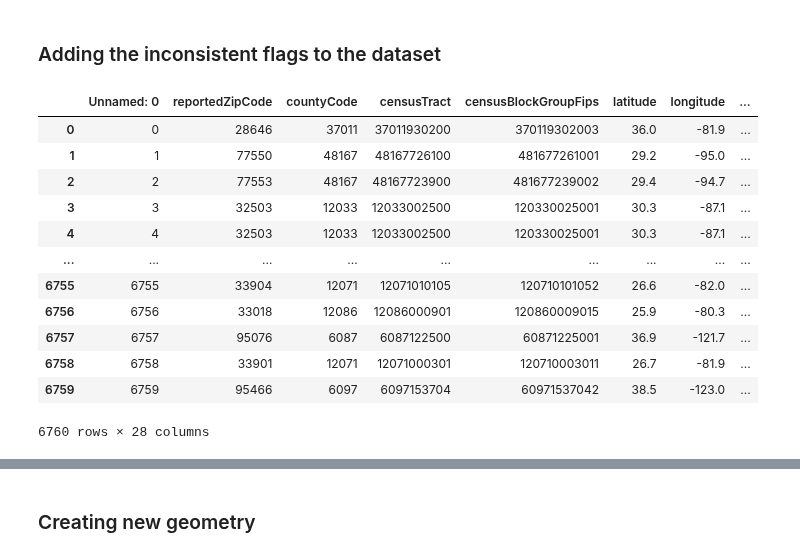
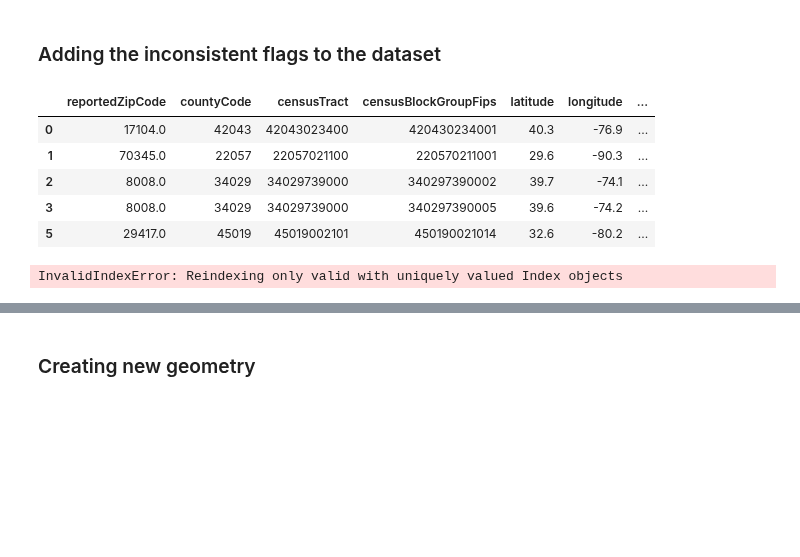
Before and after one commit to LayanKaushik/FloodClaimGeospatialImprovements, a Jupyter notebook: Code/New_geographic_unit_creation.ipynb, the cells around one changed output, grey strips where cells are left out. Cells and saved outputs as stored; diff of their text form; code cells hidden in the pictures; blank space fills up the shorter version.

```diff
--- a/Code/New_geographic_unit_creation.ipynb
+++ b/Code/New_geographic_unit_creation.ipynb
@@ -196,57 +202,68 @@ df_3_inconsistent = pd.read_parquet('C:/Users/Asus/Box/Flood Damage PredictionPr
 df_4_inconsistent = pd.read_parquet('C:/Users/Asus/Box/Flood Damage PredictionProject/Dataset/InconsistencyDataframes/inconsistency_dataframe_4.parquet.gzip')
 df_5_inconsistent = pd.read_parquet('C:/Users/Asus/Box/Flood Damage PredictionProject/Dataset/InconsistencyDataframes/inconsistency_dataframe_5.parquet.gzip')
 df_6_inconsistent = pd.read_parquet('C:/Users/Asus/Box/Flood Damage PredictionProject/Dataset/InconsistencyDataframes/inconsistency_dataframe_6.parquet.gzip')
+# %%
+df_1_inconsistent = df_1_inconsistent.drop_duplicates()
+df_2_inconsistent = df_2_inconsistent.drop_duplicates()
+df_3_inconsistent = df_3_inconsistent.drop_duplicates()
+df_4_inconsistent = df_4_inconsistent.drop_duplicates()
+df_5_inconsistent = df_5_inconsistent.drop_duplicates()
+df_6_inconsistent = df_6_inconsistent.drop_duplicates()
 # %%
 # Initial mapping with multi-index
-df_1_inconsistent.set_index(['reportedZipCode', 'censusTractID', 'state', 'countyCode', 'censusBlockGroupFips',
+df_1_inconsistent.set_index(['reportedZipCode', 'censusTract', 'state', 'countyCode', 'censusBlockGroupFips',
                             'latitude', 'longitude', 'year'], inplace=True)
 
-df_geographic_unique['zipInconsistent'] = df_geographic_unique.set_index(['reportedZipCode', 'censusTractID', 'state', 'countyCode', 'censusBlockGroupFips',
+df_geographic_unique['zipInconsistent'] = df_geographic_unique.drop_duplicates(
+                    subset=['reportedZipCode', 'censusTract', 'state', 'countyCode',
+                    'censusBlockGroupFips', 'latitude', 'longitude', 'yearOfLoss_1990_2021']).set_index(
+                    ['reportedZipCode', 'censusTract', 'state', 'countyCode', 'censusBlockGroupFips',
+                     'latitude', 'longitude', 'yearOfLoss_1990_2021']).index.map(df_1_inconsistent['zipInconsistent'])
+
+
+df_geographic_unique['zipInconsistent'] = df_geographic_unique.set_index(['reportedZipCode', 'censusTract', 'state', 'countyCode', 'censusBlockGroupFips',
                             'latitude', 'longitude', 'yearOfLoss_1990_2021']).index.map(df_1_inconsistent['zipInconsistent'])
-df_geographic_unique['cbgInconsistent'] = df_geographic_unique.set_index(['reportedZipCode', 'censusTractID', 'state', 'countyCode', 'censusBlockGroupFips',
+df_geographic_unique['cbgInconsistent'] = df_geographic_unique.set_index(['reportedZipCode', 'censusTract', 'state', 'countyCode', 'censusBlockGroupFips',
                             'latitude', 'longitude', 'yearOfLoss_1990_2021']).index.map(df_1_inconsistent['cbgInconsistent'])
-df_geographic_unique['tractInconsistent'] = df_geographic_unique.set_index(['reportedZipCode', 'censusTractID', 'state', 'countyCode', 'censusBlockGroupFips',
+df_geographic_unique['tractInconsistent'] = df_geographic_unique.set_index(['reportedZipCode', 'censusTract', 'state', 'countyCode', 'censusBlockGroupFips',
                             'latitude', 'longitude', 'yearOfLoss_1990_2021']).index.map(df_1_inconsistent['tractInconsistent'])
-df_geographic_unique['stateInconsistent'] = df_geographic_unique.set_index(['reportedZipCode', 'censusTractID', 'state', 'countyCode', 'censusBlockGroupFips',
+df_geographic_unique['stateInconsistent'] = df_geographic_unique.set_index(['reportedZipCode', 'censusTract', 'state', 'countyCode', 'censusBlockGroupFips',
                             'latitude', 'longitude', 'yearOfLoss_1990_2021']).index.map(df_1_inconsistent['stateInconsistent'])
-df_geographic_unique['countyInconsistent'] = df_geographic_unique.set_index(['reportedZipCode', 'censusTractID', 'state', 'countyCode', 'censusBlockGroupFips',
+df_geographic_unique['countyInconsistent'] = df_geographic_unique.set_index(['reportedZipCode', 'censusTract', 'state', 'countyCode', 'censusBlockGroupFips',
                             'latitude', 'longitude', 'yearOfLoss_1990_2021']).index.map(df_1_inconsistent['countyInconsistent'])
-df_geographic_unique['latlongInconsistent'] = df_geographic_unique.set_index(['reportedZipCode', 'censusTractID', 'state', 'countyCode', 'censusBlockGroupFips',
+df_geographic_unique['latlongInconsistent'] = df_geographic_unique.set_index(['reportedZipCode', 'censusTract', 'state', 'countyCode', 'censusBlockGroupFips',
                             'latitude', 'longitude', 'yearOfLoss_1990_2021']).index.map(df_1_inconsistent['latlongInconsistent'])
 
 # Resetting the index of County_df (return to multi-index)
 df_1_inconsistent.reset_index(inplace=True)
-# %% [output]
-|  | Unnamed: 0 | reportedZipCode | countyCode | censusTract | censusBlockGroupFips | latitude | longitude | ... |
-| 0 | 0 | 28646 | 37011 | 37011930200 | 370119302003 | 36.0 | -81.9 | ... |
-| 1 | 1 | 77550 | 48167 | 48167726100 | 481677261001 | 29.2 | -95.0 | ... |
-| 2 | 2 | 77553 | 48167 | 48167723900 | 481677239002 | 29.4 | -94.7 | ... |
-| 3 | 3 | 32503 | 12033 | 12033002500 | 120330025001 | 30.3 | -87.1 | ... |
-| 4 | 4 | 32503 | 12033 | 12033002500 | 120330025001 | 30.3 | -87.1 | ... |
-| ... | ... | ... | ... | ... | ... | ... | ... | ... |
-| 6755 | 6755 | 33904 | 12071 | 12071010105 | 120710101052 | 26.6 | -82.0 | ... |
-| 6756 | 6756 | 33018 | 12086 | 12086000901 | 120860009015 | 25.9 | -80.3 | ... |
-| 6757 | 6757 | 95076 | 6087 | 6087122500 | 60871225001 | 36.9 | -121.7 | ... |
-| 6758 | 6758 | 33901 | 12071 | 12071000301 | 120710003011 | 26.7 | -81.9 | ... |
-| 6759 | 6759 | 95466 | 6097 | 6097153704 | 60971537042 | 38.5 | -123.0 | ... |
-6760 rows × 28 columns
+# %%
+df_2_inconsistent.head()
+# %% [output]
+|  | reportedZipCode | countyCode | censusTract | censusBlockGroupFips | latitude | longitude | ... |
+| 0 | 17104.0 | 42043 | 42043023400 | 420430234001 | 40.3 | -76.9 | ... |
+| 1 | 70345.0 | 22057 | 22057021100 | 220570211001 | 29.6 | -90.3 | ... |
+| 2 | 8008.0 | 34029 | 34029739000 | 340297390002 | 39.7 | -74.1 | ... |
+| 3 | 8008.0 | 34029 | 34029739000 | 340297390005 | 39.6 | -74.2 | ... |
+| 5 | 29417.0 | 45019 | 45019002101 | 450190021014 | 32.6 | -80.2 | ... |
 # %%
 # Initial mapping with multi-index
-df_2_inconsistent.set_index(['censusTractID', 'state', 'countyCode', 'censusBlockGroupFips',
+df_2_inconsistent.set_index(['censusTract', 'state', 'countyCode', 'censusBlockGroupFips',
                             'latitude', 'longitude'], inplace=True)
 
-df_geographic_unique['cbgInconsistent'] = df_geographic_unique.set_index(['censusTractID', 'state', 'countyCode', 'censusBlockGroupFips',
+df_geographic_unique['cbgInconsistent'] = df_geographic_unique.set_index(['censusTract', 'state', 'countyCode', 'censusBlockGroupFips',
                             'latitude', 'longitude']).index.map(df_2_inconsistent['cbgInconsistent'])
-df_geographic_unique['tractInconsistent'] = df_geographic_unique.set_index(['censusTractID', 'state', 'countyCode', 'censusBlockGroupFips',
+df_geographic_unique['tractInconsistent'] = df_geographic_unique.set_index(['censusTract', 'state', 'countyCode', 'censusBlockGroupFips',
                             'latitude', 'longitude']).index.map(df_2_inconsistent['tractInconsistent'])
-df_geographic_unique['stateInconsistent'] = df_geographic_unique.set_index(['censusTractID', 'state', 'countyCode', 'censusBlockGroupFips',
+df_geographic_unique['stateInconsistent'] = df_geographic_unique.set_index(['censusTract', 'state', 'countyCode', 'censusBlockGroupFips',
                             'latitude', 'longitude']).index.map(df_2_inconsistent['stateInconsistent'])
-df_geographic_unique['countyInconsistent'] = df_geographic_unique.set_index(['censusTractID', 'state', 'countyCode', 'censusBlockGroupFips',
+df_geographic_unique['countyInconsistent'] = df_geographic_unique.set_index(['censusTract', 'state', 'countyCode', 'censusBlockGroupFips',
                             'latitude', 'longitude']).index.map(df_2_inconsistent['countyInconsistent'])
-df_geographic_unique['latlongInconsistent'] = df_geographic_unique.set_index(['censusTractID', 'state', 'countyCode', 'censusBlockGroupFips',
+df_geographic_unique['latlongInconsistent'] = df_geographic_unique.set_index(['censusTract', 'state', 'countyCode', 'censusBlockGroupFips',
                             'latitude', 'longitude']).index.map(df_2_inconsistent['latlongInconsistent'])
 
 # Resetting the index of County_df (return to multi-index)
 df_2_inconsistent.reset_index(inplace=True)
+# %% [output]
+InvalidIndexError: Reindexing only valid with uniquely valued Index objects
 # %%
 # Initial mapping with multi-index
```
Also changed, not shown: parts of 10 cells of this notebook, 1 other file.
